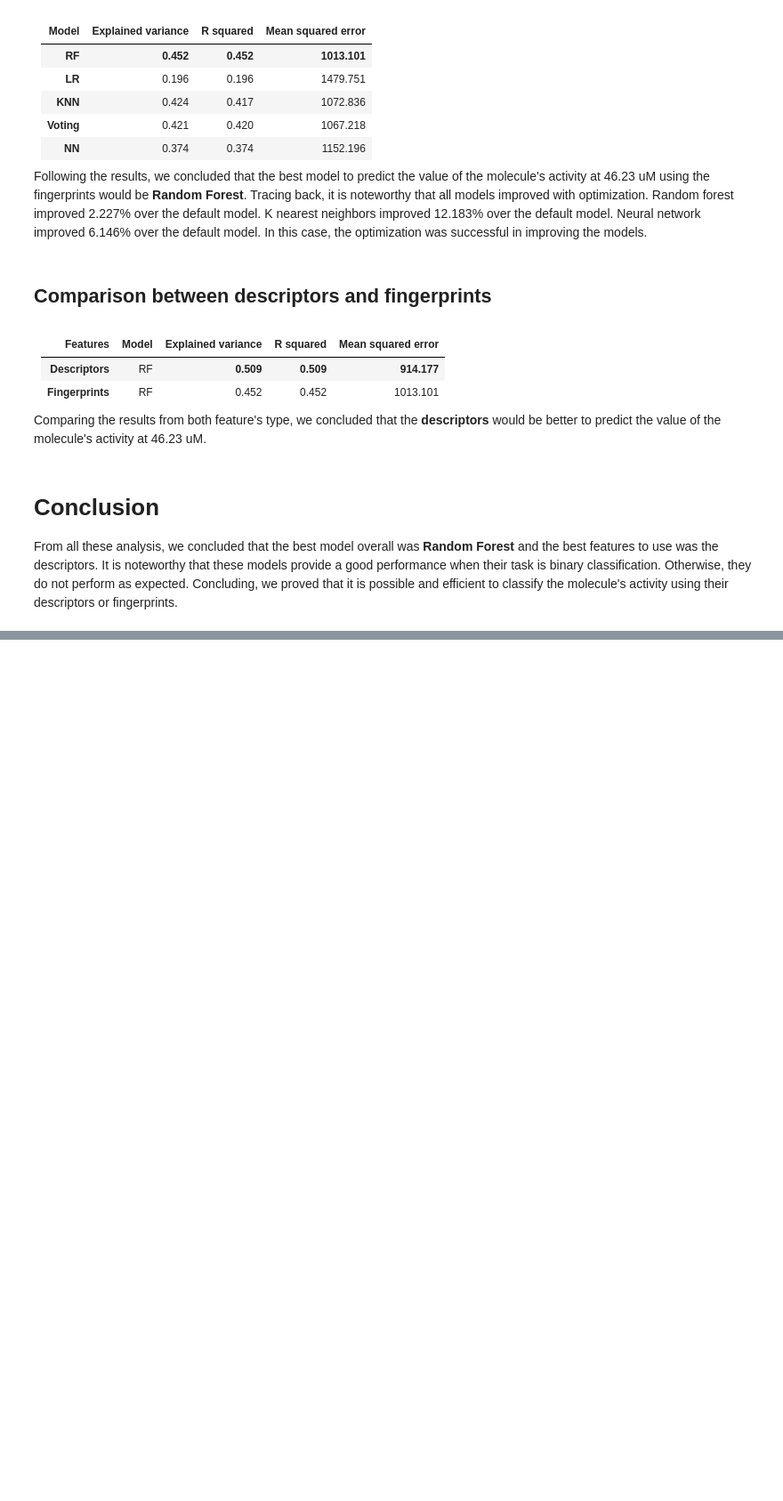
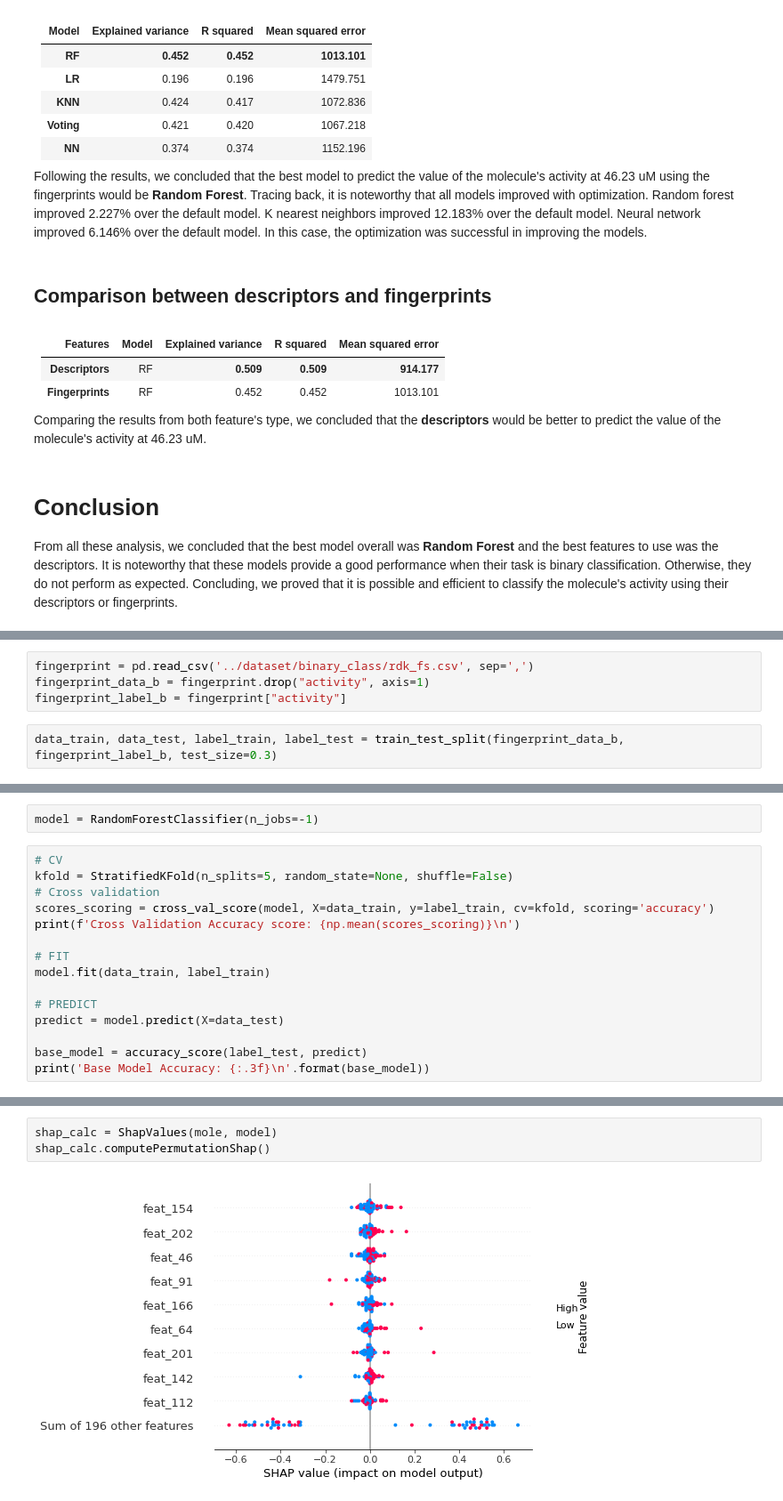
Before and after one commit to TiagoS16/SIB_SMILES, a Jupyter notebook: src/smiles/scripts/Etapa3.ipynb, the cells around one changed output, grey strips where cells are left out. Shown: that part at 89% size. Cells and saved outputs as stored; diff of their text form; blank space fills up the shorter version.

```diff
--- a/src/smiles/scripts/Etapa3.ipynb
+++ b/src/smiles/scripts/Etapa3.ipynb
@@ -1113,0 +1149,6 @@ Concluding, we proved that it is possible and efficient to classify the molecule
+# %%
+fingerprint = pd.read_csv('../dataset/binary_class/rdk_fs.csv', sep=',')
+fingerprint_data_b = fingerprint.drop("activity", axis=1)
+fingerprint_label_b = fingerprint["activity"]
+# %%
+data_train, data_test, label_train, label_test = train_test_split(fingerprint_data_b, fingerprint_label_b, test_size=0.3)
@@ -1113,0 +1157,17 @@ Concluding, we proved that it is possible and efficient to classify the molecule
+# %%
+model = RandomForestClassifier(n_jobs=-1)
+# %%
+# CV
+kfold = StratifiedKFold(n_splits=5, random_state=None, shuffle=False)
+# Cross validation
+scores_scoring = cross_val_score(model, X=data_train, y=label_train, cv=kfold, scoring='accuracy')
+print(f'Cross Validation Accuracy score: {np.mean(scores_scoring)}\n')
+
+# FIT
+model.fit(data_train, label_train)
+
+# PREDICT
+predict = model.predict(X=data_test)
+
+base_model = accuracy_score(label_test, predict)
+print('Base Model Accuracy: {:.3f}\n'.format(base_model))
@@ -1113,0 +1195,5 @@ Concluding, we proved that it is possible and efficient to classify the molecule
+# %%
+shap_calc = ShapValues(mole, model)
+shap_calc.computePermutationShap()
+# %% [output]
+[figure, added]
```
Also changed, not shown: parts of 17 cells of this notebook, 1 other file.
